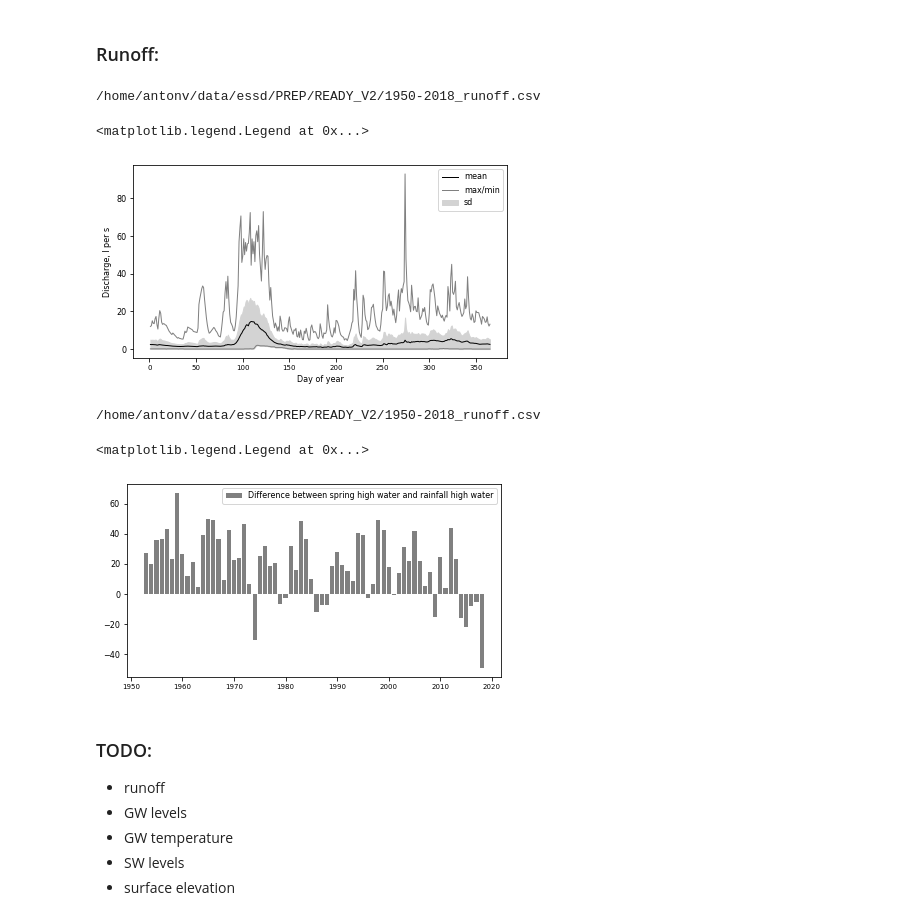
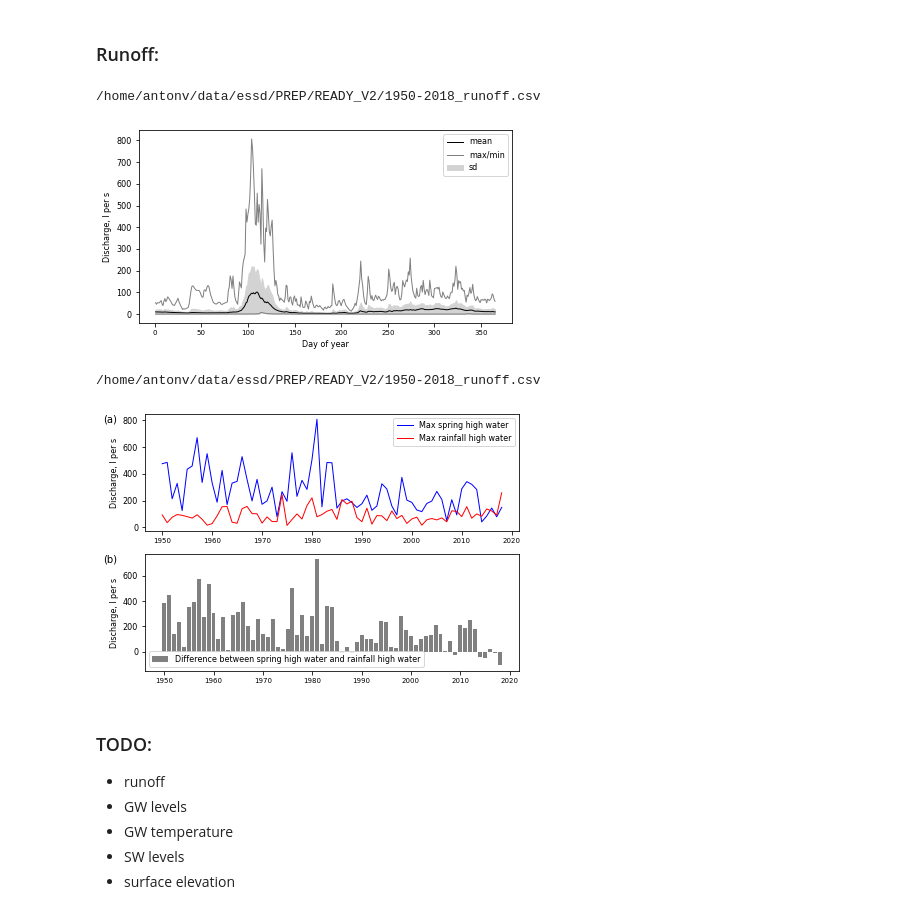
Before and after one commit to shi-hydrology/lammin-suo-plots, a Jupyter notebook: lammin_suo_plots.ipynb, the cells around one changed output. Saved outputs shown, nothing was run; the diff lists cells and outputs as text; code cells hidden in the pictures.

```diff
--- a/lammin_suo_plots.ipynb
+++ b/lammin_suo_plots.ipynb
@@ -670,8 +670,8 @@ tmp = prepare(os.path.join(work_dir, f))
 
 df = tmp
 
-RIV = "W1_RUNOFF"
-# RIV = "S_RUNOFF"
+# RIV = "W1_RUNOFF"
+RIV = "S_RUNOFF"
 
 day_list, mean_list, upper_list, lower_list, max_list, min_list = calc_intra_annual(df, RIV, RIV, RIV)
 
@@ -685,45 +685,55 @@ ax.plot(day_list, min_list, color="grey", linewidth=1)
 ax.set_xlabel("Day of year")
 ax.set_ylabel("Discharge, l per s")
 ax.legend()
+
+fig_path = os.path.join(fig_dir, "test_09.png")
+plt.savefig(fig_path, dpi=300, transparent=False, facecolor="white")
 # %% [output]
 /home/antonv/data/essd/PREP/READY_V2/1950-2018_runoff.csv
-<matplotlib.legend.Legend at 0x...>
-[figure, old version]
+[figure, new version]
 # %%
 f = "1950-2018_runoff.csv"
 print(os.path.join(work_dir, f))
 
-fig, ax = plt.subplots()
-fig.set_size_inches(2*wu, 1.5*hu)
+fig, ax = plt.subplots(2, 1)
+fig.set_size_inches(2*wu, 2*hu)
 
 tmp = prepare(os.path.join(work_dir, f))
 
 tmp.set_index("DATE_TIME", inplace=True)
 tmp.sort_index(inplace=True)
 
-RIV = "W1_RUNOFF"
-# RIV = "S_RUNOFF"
+# RIV = "W1_RUNOFF"
+RIV = "S_RUNOFF"
 
 # spring max discharges:
 df = tmp.loc[(tmp.index.dayofyear >= 50) & (tmp.index.dayofyear < 135)]
 # print(df)
 max_df = df.groupby(df.index.year).max()
 # print(max_df)
-# ax.plot(max_df.index, max_df[RIV], color="k", linewidth=1, label="Max spring high water")
+ax[0].plot(max_df.index, max_df[RIV], color="b", linewidth=1, label="Max spring high water")
 
 # max summer discharges:
 df = tmp.loc[tmp.index.dayofyear >= 135]
 rain_df = df.groupby(df.index.year).max()
-# ax.plot(rain_df.index, rain_df[RIV], color="grey", linewidth=1, label="Max rainfall high water")
+ax[0].plot(rain_df.index, rain_df[RIV], color="r", linewidth=1, label="Max rainfall high water")
 
 diff = max_df[RIV] - rain_df[RIV]
-ax.bar(rain_df.index, diff, color="grey", linewidth=1, label="Difference between spring high water and rainfall high water")
+ax[1].bar(rain_df.index, diff, color="grey", linewidth=1, label="Difference between spring high water and rainfall high water")
 
-ax.legend()
+ax[0].set_ylabel("Discharge, l per s")
+ax[1].set_ylabel("Discharge, l per s")
+
+ax[0].legend()
+ax[1].legend(loc=3)
+
+mark_axes(ax, px=-0.075, py=1)
+
+fig_path = os.path.join(fig_dir, "test_10.png")
+plt.savefig(fig_path, dpi=300, transparent=False, facecolor="white")
 # %% [output]
 /home/antonv/data/essd/PREP/READY_V2/1950-2018_runoff.csv
-<matplotlib.legend.Legend at 0x...>
-[figure, old version]
+[figure, new version]
 # %% [markdown]
 ### TODO:
 - runoff
```
Also changed, not shown: parts of 3 cells of this notebook.
